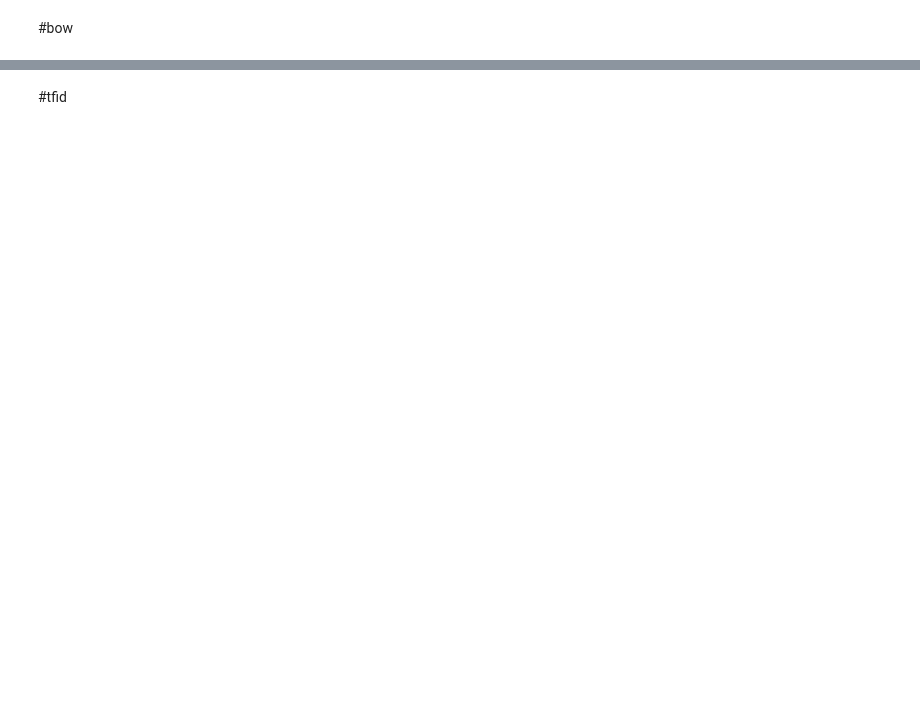
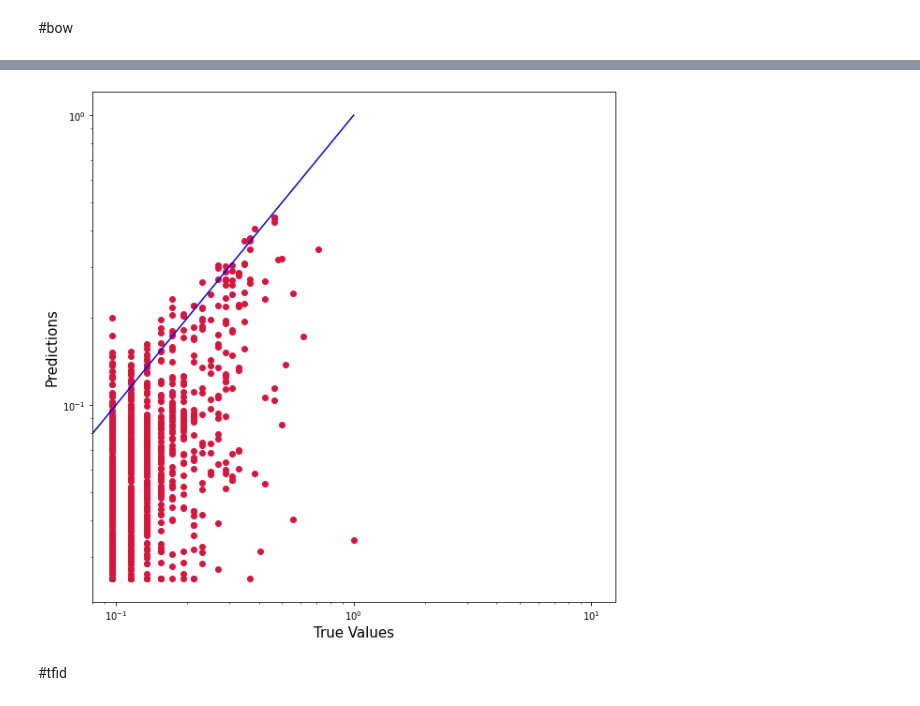
Before and after one commit to Zarmina97/NLP-project-, a Jupyter notebook: Models/RandomForest.ipynb, the cells around one changed output, grey strips where cells are left out. Drawn from its saved outputs; the diff is of its cells as text; code cells hidden in the pictures; blank space fills up the shorter version.

```diff
--- a/Models/RandomForest.ipynb
+++ b/Models/RandomForest.ipynb
@@ -90,4 +127,5 @@ def hyperparameter_Tuning():
 # %%
 rnd_clf = RandomForestRegressor(n_estimators=20, min_samples_split=10, min_samples_leaf=4,max_features='sqrt',max_depth=10,bootstrap=True)
 rnd_clf.fit(x_train, y_train)
-y_pred_rnd_clf = rnd_clf.predict(x_test)
+y_pred_bow = rnd_clf.predict(x_test)
+y_pred_bow_=pd.DataFrame(y_pred_bow)
@@ -128,3 +236,20 @@ R2 Score: 0.539122
+# %%
+
+plt.figure(figsize=(10,10))
+plt.scatter(y_test, y_pred_bow_, c='crimson')
+plt.yscale('log')
+plt.xscale('log')
+
+
+p1 = max(y_pred_bow_[0].max(), y_test['874'].max())
+p2 = min(y_pred_bow_[0].min(), y_test['874'].min())
+plt.plot([p1, p2], [p1, p2], 'b-')
+plt.xlabel('True Values', fontsize=15)
+plt.ylabel('Predictions', fontsize=15)
+ax = plt.axes()
+plt.show()
+# %% [output]
+[figure, added]
 # %% [markdown]
 #tfid
 # %%
```
Also changed, not shown: parts of 35 cells of this notebook, 2 other files.
